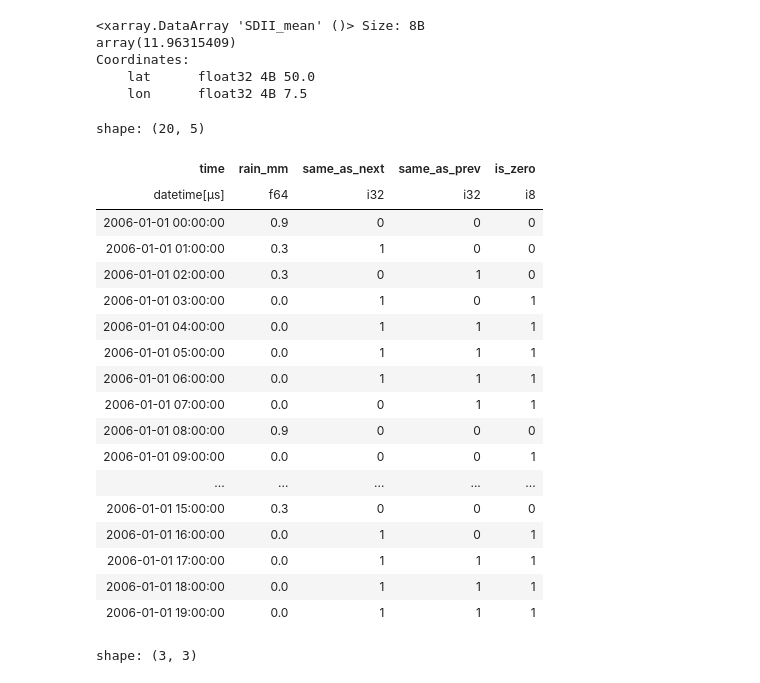
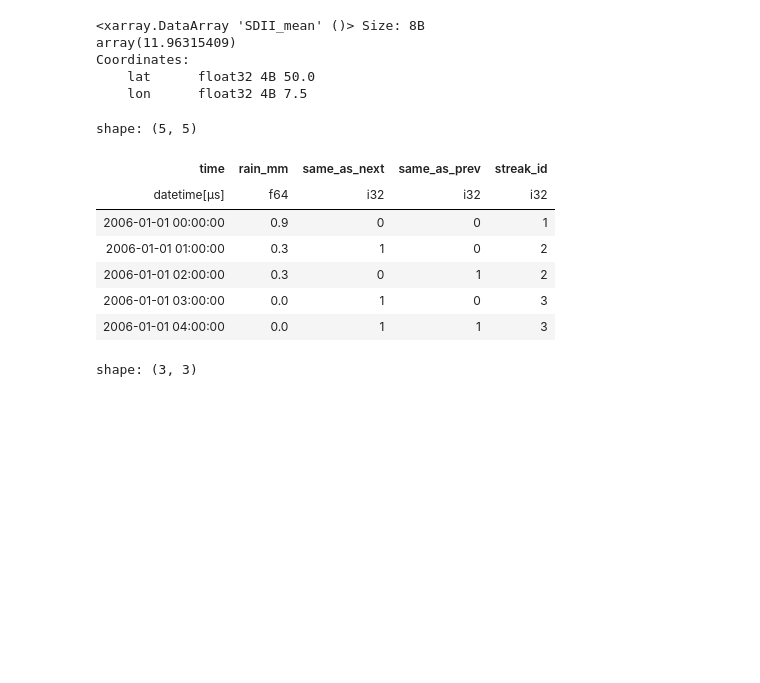
Before and after one commit to Thomasjkeel/RainfallQC-notebooks, a Jupyter notebook: notebooks/timeseries_checks.ipynb, the cells around one changed output. Saved outputs shown, nothing was run; the diff lists cells and outputs as text; code cells hidden in the pictures; blank space fills up the shorter version.

```diff
--- a/notebooks/timeseries_checks.ipynb
+++ b/notebooks/timeseries_checks.ipynb
@@ -677,24 +668,2 @@ gauge_data_zeros = gauge_data_sames.with_columns(
-# %%
-gauge_data_zeros.head(20)
-# %% [output]
-shape: (20, 5)
-| time | rain_mm | same_as_next | same_as_prev | is_zero |
-| datetime[μs] | f64 | i32 | i32 | i8 |
-| 2006-01-01 00:00:00 | 0.9 | 0 | 0 | 0 |
-| 2006-01-01 01:00:00 | 0.3 | 1 | 0 | 0 |
-| 2006-01-01 02:00:00 | 0.3 | 0 | 1 | 0 |
-| 2006-01-01 03:00:00 | 0.0 | 1 | 0 | 1 |
-| 2006-01-01 04:00:00 | 0.0 | 1 | 1 | 1 |
-| 2006-01-01 05:00:00 | 0.0 | 1 | 1 | 1 |
-| 2006-01-01 06:00:00 | 0.0 | 1 | 1 | 1 |
-| 2006-01-01 07:00:00 | 0.0 | 0 | 1 | 1 |
-| 2006-01-01 08:00:00 | 0.9 | 0 | 0 | 0 |
-| 2006-01-01 09:00:00 | 0.0 | 0 | 0 | 1 |
-| ... | ... | ... | ... | ... |
-| 2006-01-01 15:00:00 | 0.3 | 0 | 0 | 0 |
-| 2006-01-01 16:00:00 | 0.0 | 1 | 0 | 1 |
-| 2006-01-01 17:00:00 | 0.0 | 1 | 1 | 1 |
-| 2006-01-01 18:00:00 | 0.0 | 1 | 1 | 1 |
-| 2006-01-01 19:00:00 | 0.0 | 1 | 1 | 1 |
 # %%
 ## Get streaks
@@ -702,5 +671,16 @@ gauge_data_all_streaks = gauge_data_zeros.with_columns(
     streak_id=(1 - pl.col("same_as_prev")).cum_sum(),
 )
+# %%
+gauge_data_all_streaks.head()
+# %% [output]
+shape: (5, 5)
+| time | rain_mm | same_as_next | same_as_prev | streak_id |
+| datetime[μs] | f64 | i32 | i32 | i32 |
+| 2006-01-01 00:00:00 | 0.9 | 0 | 0 | 1 |
+| 2006-01-01 01:00:00 | 0.3 | 1 | 0 | 2 |
+| 2006-01-01 02:00:00 | 0.3 | 0 | 1 | 2 |
+| 2006-01-01 03:00:00 | 0.0 | 1 | 0 | 3 |
+| 2006-01-01 04:00:00 | 0.0 | 1 | 1 | 3 |
 # %%
 streaks_w_value = gauge_data_all_streaks.group_by("streak_id").agg(
     count=pl.len(),
```
Also changed, not shown: parts of 13 cells of this notebook.
